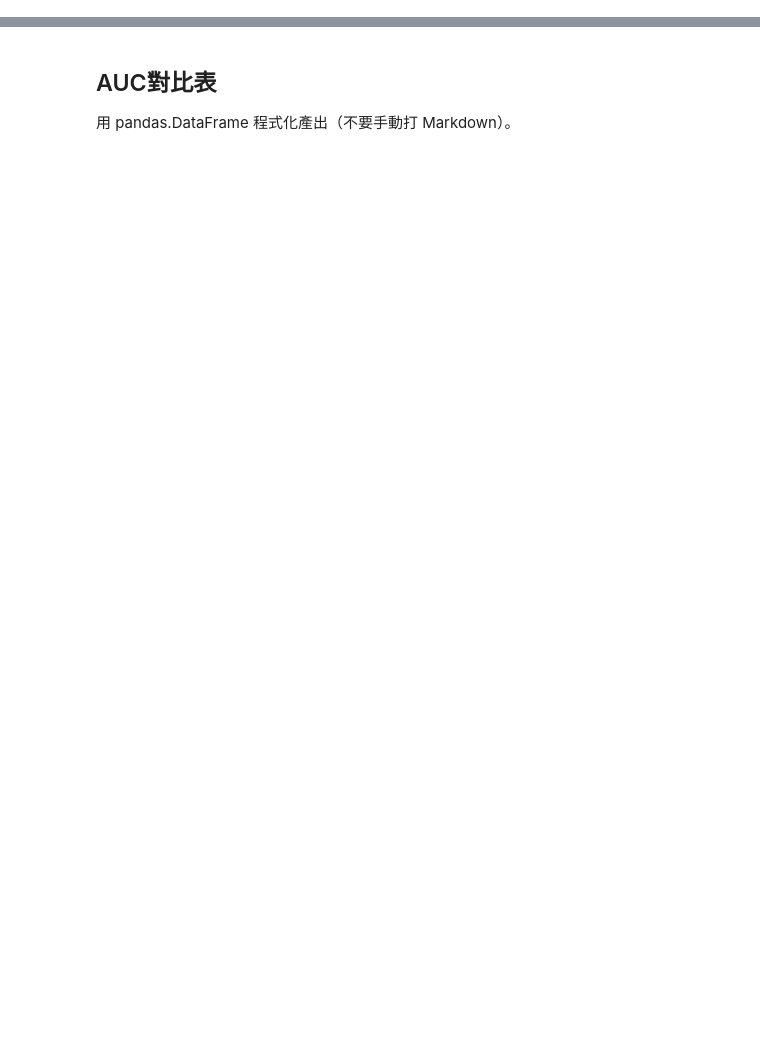
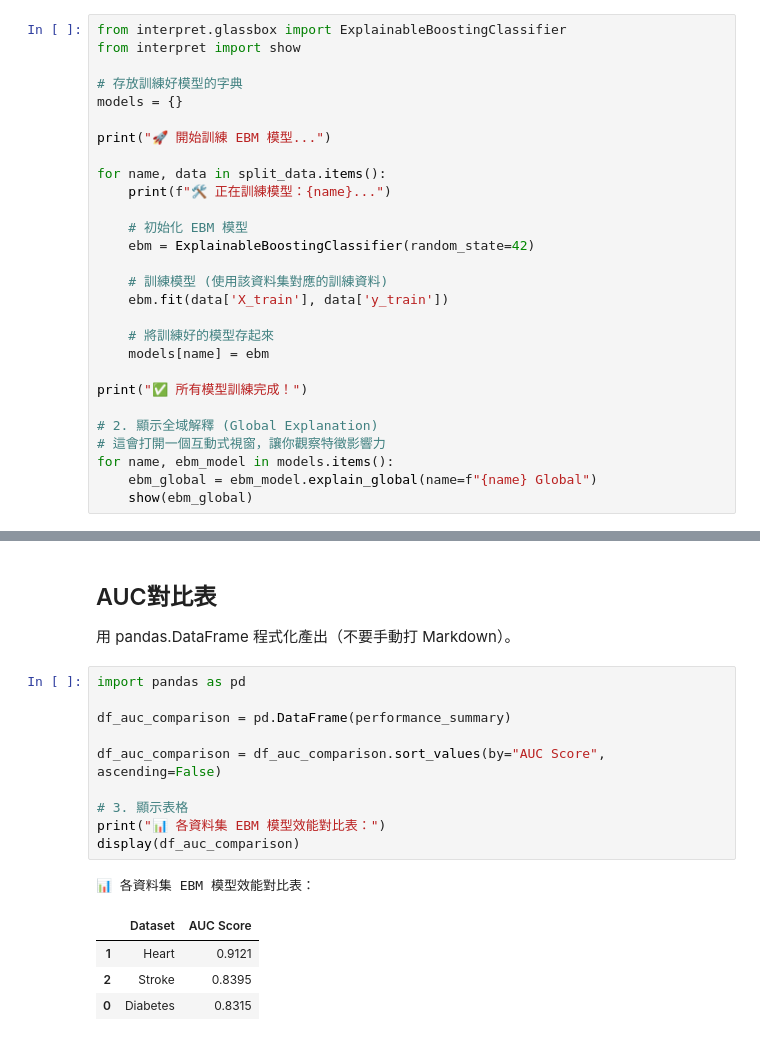
Before and after one commit to naomiyu1124-afk/InterpretDash_1358071_naomi, a Jupyter notebook: notebooks/W07_three_datasets.ipynb, the cells around one changed output, grey strips where cells are left out. Saved outputs shown, nothing was run; the diff lists cells and outputs as text; blank space fills up the shorter version.

```diff
--- a/notebooks/W07_three_datasets.ipynb
+++ b/notebooks/W07_three_datasets.ipynb
@@ -125,3 +191,31 @@ print("\n🎉 所有資料集已清理完畢！現在妳可以安心去跑 Rando
 # %% [markdown]
 ## 訓練EBM ##
 三個模型都fit()完整無報錯
+# %%
+from interpret.glassbox import ExplainableBoostingClassifier
+from interpret import show
+
+# 存放訓練好模型的字典
+models = {}
+
+print("🚀 開始訓練 EBM 模型...")
+
+for name, data in split_data.items():
+    print(f"🛠️ 正在訓練模型：{name}...")
+
+    # 初始化 EBM 模型
+    ebm = ExplainableBoostingClassifier(random_state=42)
+
+    # 訓練模型 (使用該資料集對應的訓練資料)
+    ebm.fit(data['X_train'], data['y_train'])
+
+    # 將訓練好的模型存起來
+    models[name] = ebm
+
+print("✅ 所有模型訓練完成！")
+
+# 2. 顯示全域解釋 (Global Explanation)
+# 這會打開一個互動式視窗，讓你觀察特徵影響力
+for name, ebm_model in models.items():
+    ebm_global = ebm_model.explain_global(name=f"{name} Global")
+    show(ebm_global)
@@ -147,3 +359,19 @@ show([heart_perf, stroke_perf, diabetes_perf]),能在同一個 dashboard 裡切
 # %% [markdown]
 ## AUC對比表 ##
 用 pandas.DataFrame 程式化產出（不要手動打 Markdown）。
+# %%
+import pandas as pd
+
+df_auc_comparison = pd.DataFrame(performance_summary)
+
+df_auc_comparison = df_auc_comparison.sort_values(by="AUC Score", ascending=False)
+
+# 3. 顯示表格
+print("📊 各資料集 EBM 模型效能對比表：")
+display(df_auc_comparison)
+# %% [output]
+📊 各資料集 EBM 模型效能對比表：
+|  | Dataset | AUC Score |
+| 1 | Heart | 0.9121 |
+| 2 | Stroke | 0.8395 |
+| 0 | Diabetes | 0.8315 |
```
Also changed, not shown: parts of 9 cells of this notebook.
